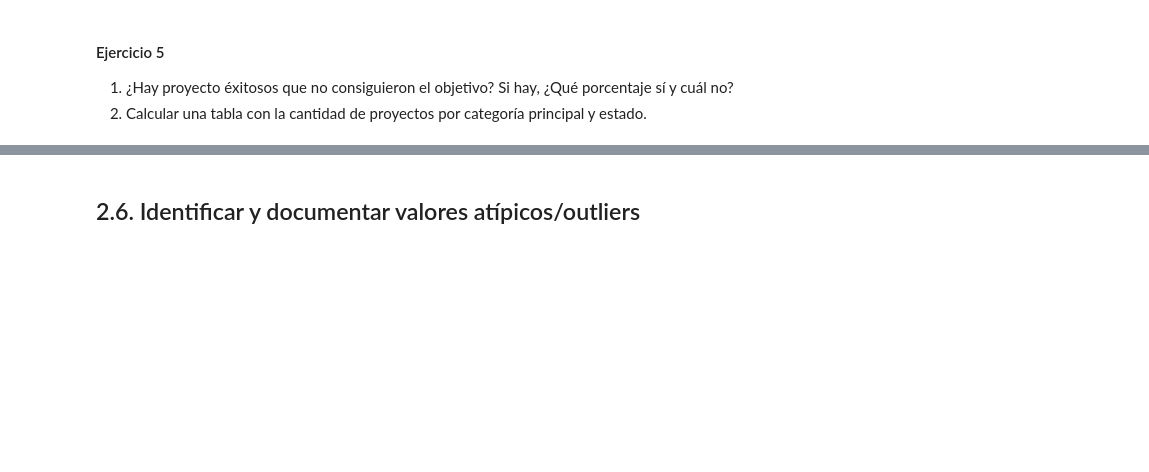
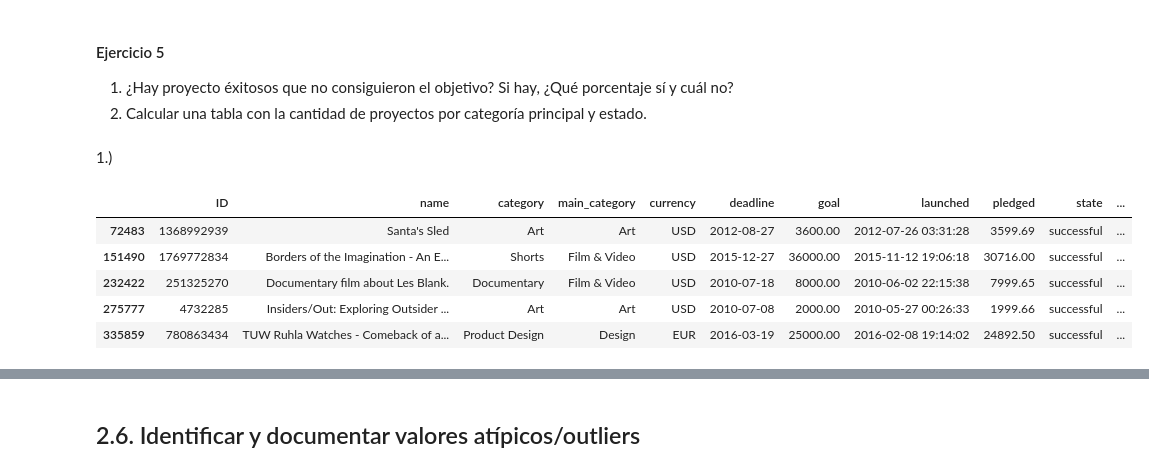
Before and after one commit to adriavend/AnalisisYCuracion, a Jupyter notebook: notebooks/Limpieza.ipynb, the cells around one changed output, grey strips where cells are left out. Saved outputs shown, nothing was run; the diff lists cells and outputs as text; code cells hidden in the pictures; blank space fills up the shorter version.

```diff
--- a/notebooks/Limpieza.ipynb
+++ b/notebooks/Limpieza.ipynb
@@ -1075,3 +1075,14 @@ kickstarter_2018.pivot_table(values='usd_pledged',index='state',columns='main_ca
 
 1. ¿Hay proyecto éxitosos que no consiguieron el objetivo? Si hay, ¿Qué porcentaje sí y cuál no?
 2. Calcular una tabla con la cantidad de proyectos por categoría principal y estado.
+# %% [markdown]
+1.)
+# %%
+kickstarter_2018[(kickstarter_2018.state == 'successful') & (kickstarter_2018.pledged < kickstarter_2018.goal)]
+# %% [output]
+|  | ID | name | category | main_category | currency | deadline | goal | launched | pledged | state | ... |
+| 72483 | 1368992939 | Santa's Sled | Art | Art | USD | 2012-08-27 | 3600.00 | 2012-07-26 03:31:28 | 3599.69 | successful | ... |
+| 151490 | 1769772834 | Borders of the Imagination - An E... | Shorts | Film & Video | USD | 2015-12-27 | 36000.00 | 2015-11-12 19:06:18 | 30716.00 | successful | ... |
+| 232422 | 251325270 | Documentary film about Les Blank. | Documentary | Film & Video | USD | 2010-07-18 | 8000.00 | 2010-06-02 22:15:38 | 7999.65 | successful | ... |
+| 275777 | 4732285 | Insiders/Out: Exploring Outsider ... | Art | Art | USD | 2010-07-08 | 2000.00 | 2010-05-27 00:26:33 | 1999.66 | successful | ... |
+| 335859 | 780863434 | TUW Ruhla Watches - Comeback of a... | Product Design | Design | EUR | 2016-03-19 | 25000.00 | 2016-02-08 19:14:02 | 24892.50 | successful | ... |
```
Also changed, not shown: parts of 9 cells of this notebook.
